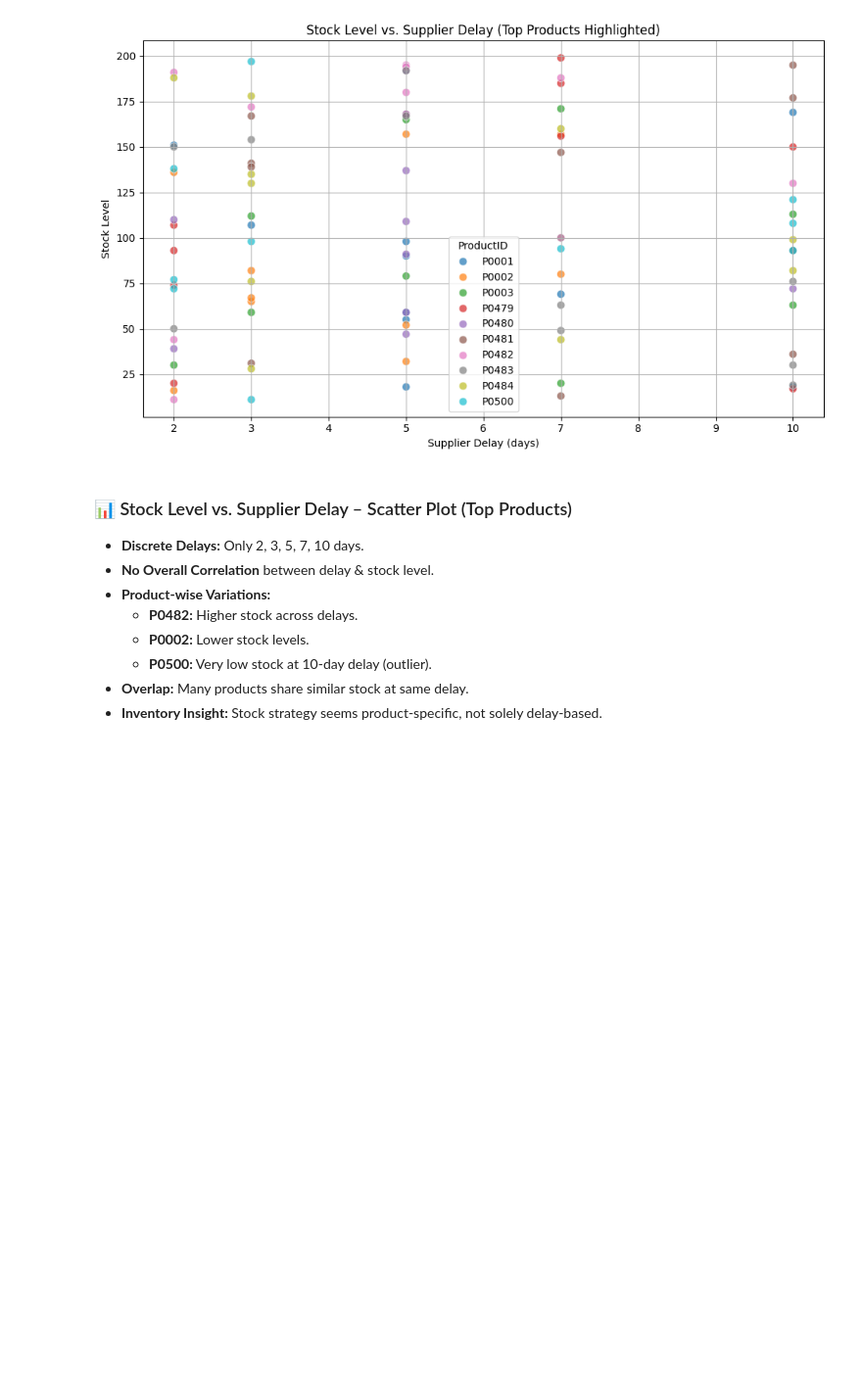
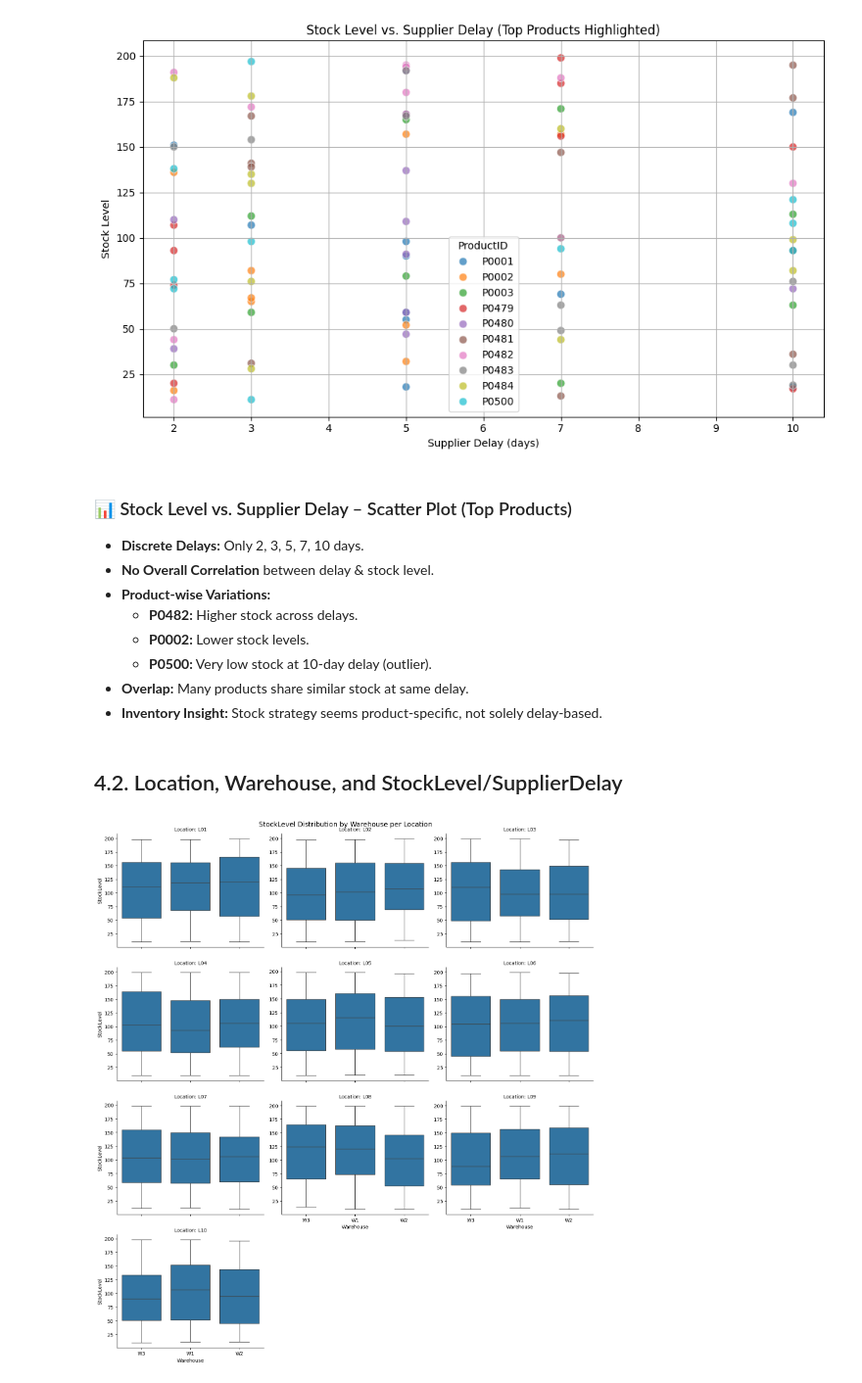
Before and after one commit to sachinn854/Product-Demand-Forecasting, a Jupyter notebook: 4_EDA/inventory.ipynb, the cells around one changed output. Shown at 98% size. Drawn from its saved outputs; the diff is of its cells as text; code cells hidden in the pictures; blank space fills up the shorter version.

```diff
--- a/4_EDA/inventory.ipynb
+++ b/4_EDA/inventory.ipynb
@@ -369,3 +369,25 @@ plt.show()
   - **P0500:** Very low stock at 10-day delay (outlier).
 - **Overlap:** Many products share similar stock at same delay.
 - **Inventory Insight:** Stock strategy seems product-specific, not solely delay-based.
+# %% [markdown]
+## 4.2. Location, Warehouse, and StockLevel/SupplierDelay
+# %%
+# Faceted boxplot: StockLevel by Warehouse, faceted by Location
+g = sns.catplot(
+    data=df,
+    x='Warehouse',
+    y='StockLevel',
+    col='Location',
+    kind='box',
+    col_wrap=3,
+    height=4,
+    aspect=1.2,
+    sharey=False
+)
+g.set_titles("Location: {col_name}")
+g.fig.subplots_adjust(top=0.9)
+g.fig.suptitle("StockLevel Distribution by Warehouse per Location", fontsize=14)
+plt.tight_layout()
+plt.show()
+# %% [output]
+[figure, added]
```
Also changed, not shown: parts of 3 cells of this notebook.
